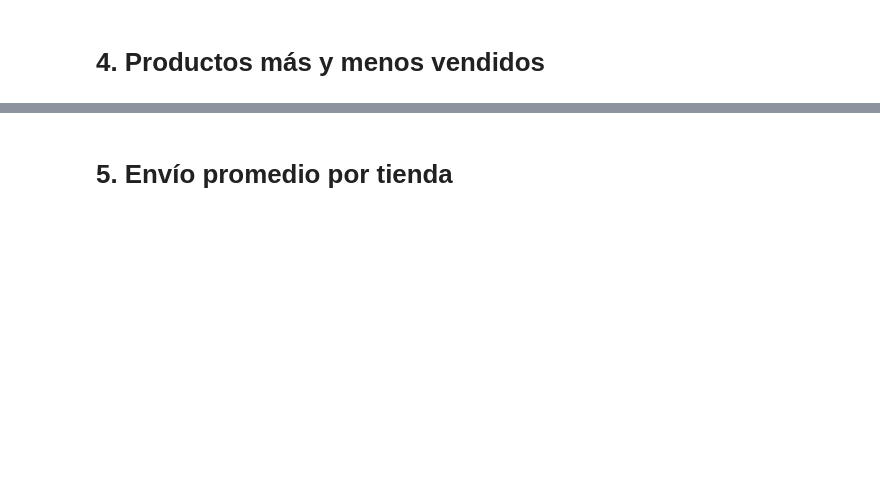
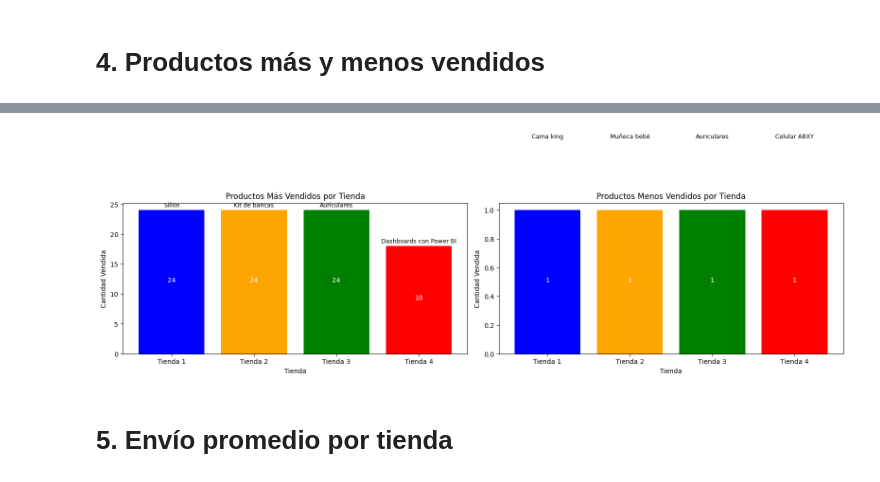
Before and after one commit to Miky-Bareiro/challenge1-data-science-latam, a Jupyter notebook: AluraStoreLatam-final.ipynb, the cells around one changed output, grey strips where cells are left out. Saved outputs shown, nothing was run; the diff lists cells and outputs as text; code cells hidden in the pictures; blank space fills up the shorter version.

```diff
--- a/AluraStoreLatam-final.ipynb
+++ b/AluraStoreLatam-final.ipynb
@@ -51,0 +149,72 @@ plt.show()
+# %%
+# 4. PRODUCTOS MÁS Y MENOS VENDIDOS
+print("\n4. PRODUCTOS MÁS Y MENOS VENDIDOS")
+try:
+    productos_mas_vendidos = []
+    productos_menos_vendidos = []
+
+    for i, tienda in enumerate(tiendas):
+        # Ordenar por cantidad vendida
+        ventas_ordenadas = tienda.sort_values('Cantidad de cuotas', ascending=False)
+
+        # Producto más vendido
+        mas_vendido = ventas_ordenadas.iloc[0]
+        productos_mas_vendidos.append({
+            'Tienda': nombres_tiendas[i],
+            'Producto': mas_vendido['Producto'],
+            'Cantidad de cuotas': mas_vendido['Cantidad de cuotas']
+        })
+
+        # Producto menos vendido
+        menos_vendido = ventas_ordenadas.iloc[-1]
+        productos_menos_vendidos.append({
+            'Tienda': nombres_tiendas[i],
+            'Producto': menos_vendido['Producto'],
+            'Cantidad de cuotas': menos_vendido['Cantidad de cuotas']
+        })
+
+    # Crear DataFrames
+    df_mas_vendidos = pd.DataFrame(productos_mas_vendidos)
+    df_menos_vendidos = pd.DataFrame(productos_menos_vendidos)
+
+    print("Productos más vendidos por tienda:")
+    print(df_mas_vendidos)
+    print("\nProductos menos vendidos por tienda:")
+    print(df_menos_vendidos)
+
+    # Visualizar resultados en dos subplots
+    fig, (ax1, ax2) = plt.subplots(1, 2, figsize=(16, 6))
+
+    # Productos más vendidos
+    bars1 = ax1.bar(df_mas_vendidos['Tienda'], df_mas_vendidos['Cantidad de cuotas'], color=['blue', 'orange', 'green', 'red'])
+    ax1.set_title('Productos Más Vendidos por Tienda')
+    ax1.set_xlabel('Tienda')
+    ax1.set_ylabel('Cantidad Vendida')
+
+    # Añadir nombre del producto y cantidad
+    for i, bar in enumerate(bars1):
+        height = bar.get_height()
+        ax1.text(bar.get_x() + bar.get_width()/2., height + 0.5,
+                 df_mas_vendidos['Producto'].iloc[i], ha='center', rotation=0, fontsize=9)
+        ax1.text(bar.get_x() + bar.get_width()/2., height/2,
+                 str(int(height)), ha='center', color='white')
+
+    # Productos menos vendidos
+    bars2 = ax2.bar(df_menos_vendidos['Tienda'], df_menos_vendidos['Cantidad de cuotas'], color=['blue', 'orange', 'green', 'red'])
+    ax2.set_title('Productos Menos Vendidos por Tienda')
+    ax2.set_xlabel('Tienda')
+    ax2.set_ylabel('Cantidad Vendida')
+
+    # Añadir nombre del producto y cantidad
+    for i, bar in enumerate(bars2):
+        height = bar.get_height()
+        ax2.text(bar.get_x() + bar.get_width()/2., height + 0.5,
+                 df_menos_vendidos['Producto'].iloc[i], ha='center', rotation=0, fontsize=9)
+        ax2.text(bar.get_x() + bar.get_width()/2., height/2,
+                 str(int(height)), ha='center', color='white')
+
+    plt.tight_layout()
+    plt.show()
+except Exception as e:
+    print(f"Error en análisis de productos: {e}")
+# %% [output]
@@ -52,2 +235,3 @@ plt.show()
+[figure, added]
 # %% [markdown]
 # 5. Envío promedio por tienda
```
Also changed, not shown: parts of 18 cells of this notebook.
